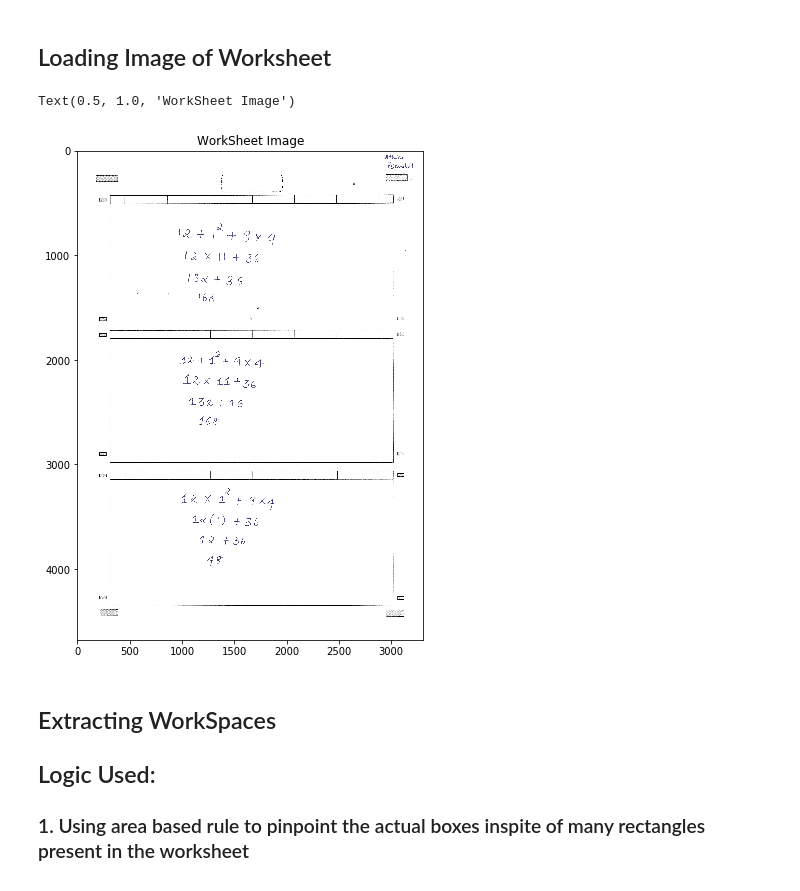
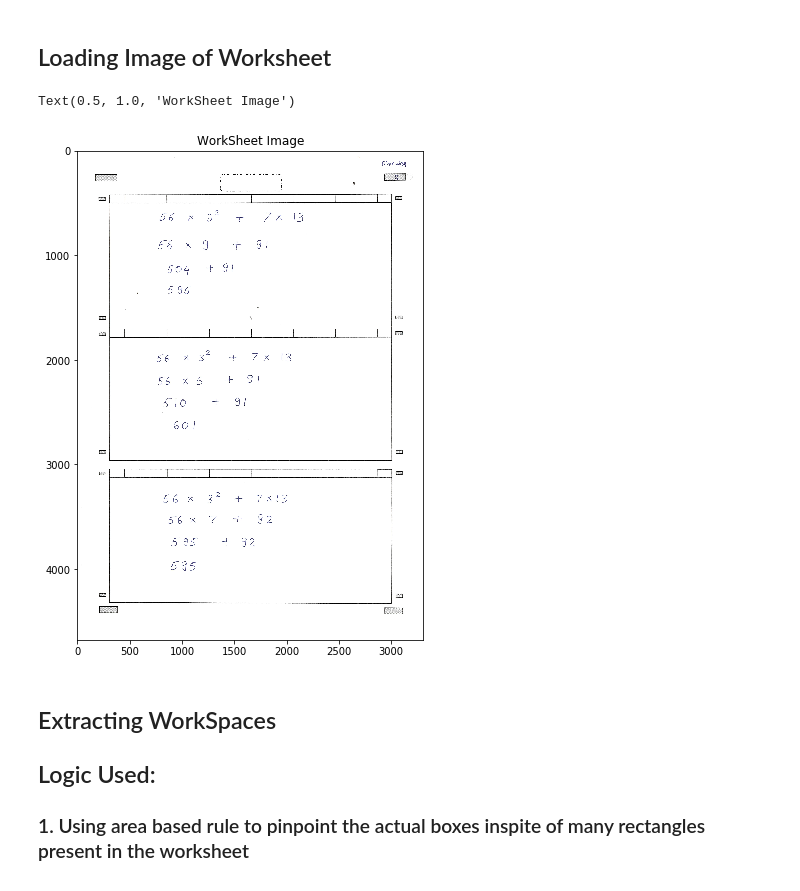
Before and after one commit to bijonguha/Bosch, a Jupyter notebook: intel_ocr/codes/present_jupy.ipynb, the cells around one changed output. Saved outputs shown, nothing was run; the diff lists cells and outputs as text; code cells hidden in the pictures.

```diff
--- a/intel_ocr/codes/present_jupy.ipynb
+++ b/intel_ocr/codes/present_jupy.ipynb
@@ -500,13 +501,13 @@ def checker(image_path,A=-1,B=-1,X=-1,Y=-1):
 # %% [markdown]
 ## Loading Image of Worksheet
 # %%
-img = cv2.imread("data/image_3.jpg")
+img = cv2.imread("data/image_1.jpg")
 fig = plt.figure(figsize=(8,9))
 plt.imshow(cv2.cvtColor(img, cv2.COLOR_BGR2RGB))
 plt.title('WorkSheet Image')
 # %% [output]
 Text(0.5, 1.0, 'WorkSheet Image')
-[figure, old version]
+[figure, new version]
 # %% [markdown]
 ## Extracting WorkSpaces
 ## Logic Used:
```
Also changed, not shown: parts of 6 cells of this notebook.
